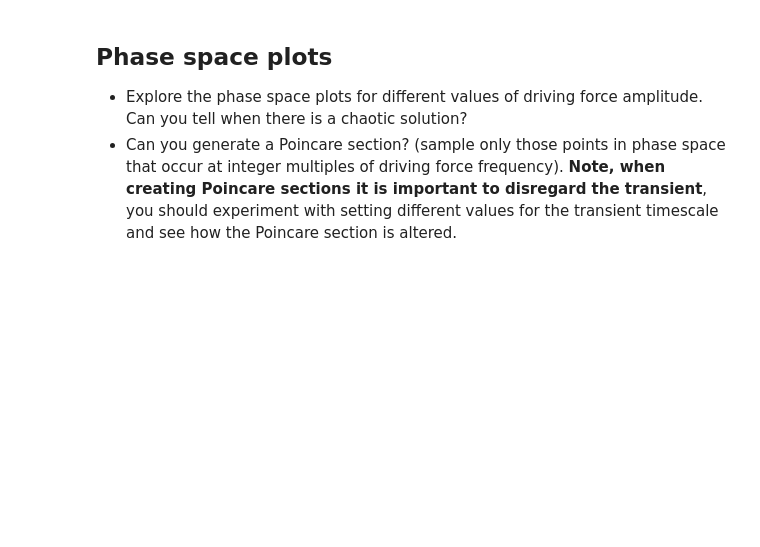
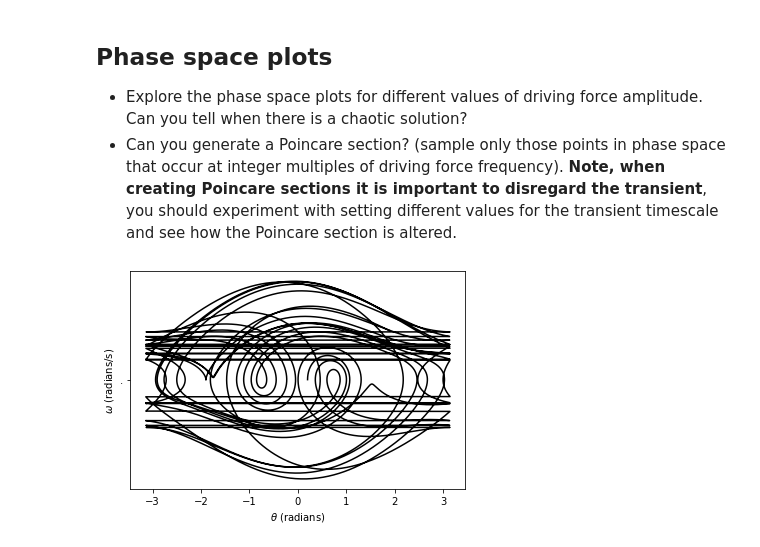
Before and after one commit to Tim-L-Zhao/Lectures, a Jupyter notebook: Lecture6.ipynb, the cells around one changed output. Drawn from its saved outputs; the diff is of its cells as text; code cells hidden in the pictures; blank space fills up the shorter version.

```diff
--- a/Lecture6.ipynb
+++ b/Lecture6.ipynb
@@ -186,13 +192,15 @@ plt.show()
 # %%
 Fd = 1.1
 theta0 = 0.2
-tf = 1000
+tf = 200
 dt = 0.01
 
 # Initialize objects and calculate trajectories
 p1 = Pendulum(nu = 1/2, Fd = Fd, omega_d = 0.6 , x0 = theta0, tf = tf, dt = dt)
 p1.scipy_trajectory()
 p1.plot(pt = 'phase')
+# %% [output]
+[figure, added]
 # %%
 # Generate Poincare maps
 fig = plt.figure(figsize = [6,9])
```
Also changed, not shown: parts of 5 cells of this notebook, 1 other file.
